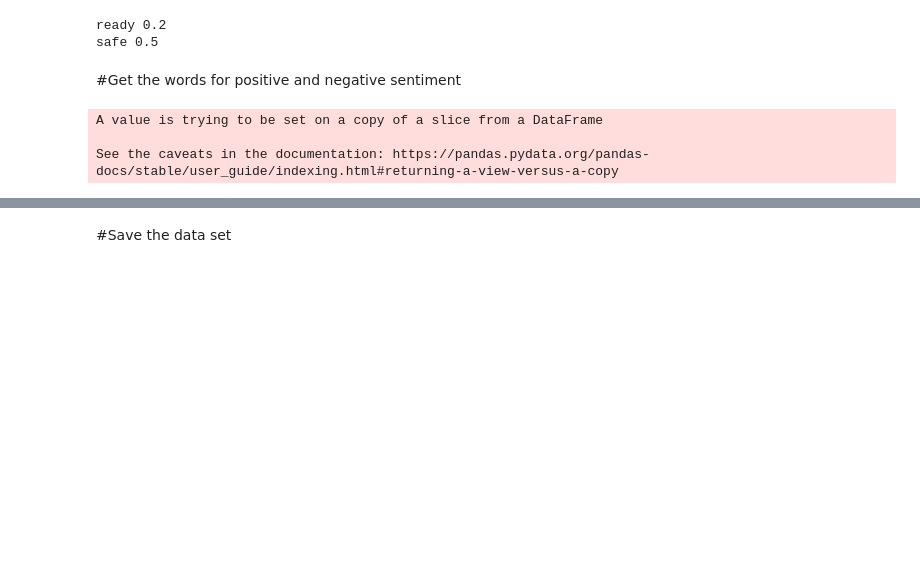
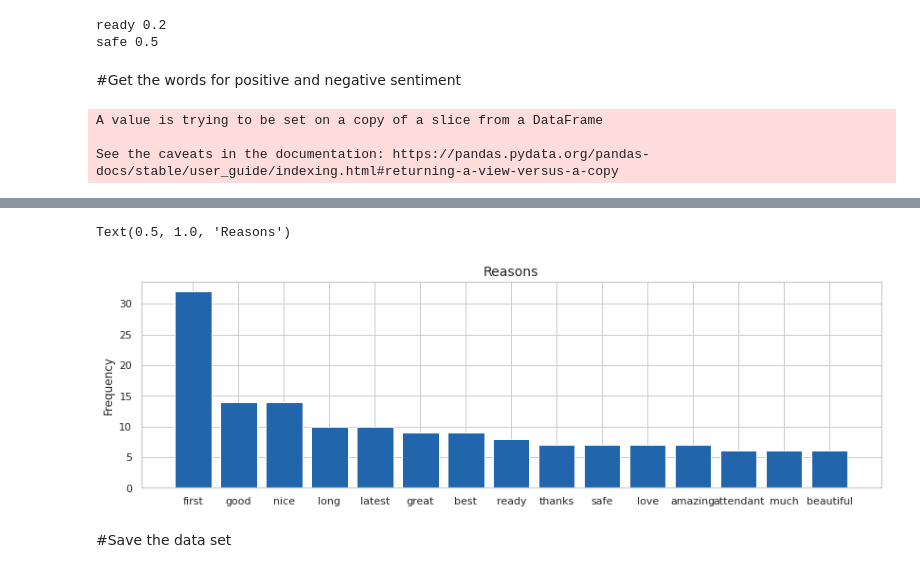
Before and after one commit to buthaina279/DS_Capstone_NLP, a Jupyter notebook: classification.ipynb, the cells around one changed output, grey strips where cells are left out. Cells and saved outputs as stored; diff of their text form; code cells hidden in the pictures; blank space fills up the shorter version.

```diff
--- a/classification.ipynb
+++ b/classification.ipynb
@@ -257,3 +217,0 @@ blob.ngrams(1)
-# %%
-airline['try'] = airline.text.apply(lambda x: np.mean(
-              [TextBlob(r[0]).sentiment.polarity for r in TextBlob(x).ngrams(1)]))
@@ -262,19 +217,0 @@ airline.sample(5)
-# %%
-from textblob import TextBlob
-import pandas as pd
-import statistics as s
-
-df = pd.DataFrame({'text':['this is great!','how dare you?!']})
-df['score'] = 0
-
-for j in range(10):
-    lst=[]
-    i = text.text[j]
-    d = TextBlob(i)
-    words_list=d.words
-    for i in words_list:
-        f = TextBlob(i)
-        print(f.sentiment)
-        lst.append(f.sentiment.polarity)
-    z = s.mean(lst)
-    df['score'][j] = z
@@ -288,4 +217,0 @@ for sentence in blob.sentences:
-# %%
-text_list = ['consumer', 'flight', 'booking', 'cancelled', 'airline', 'covid', 'refund', 'processed', 'goibibo', 'complaint', 'filed']
-for word in blob.words:
-  print(word.sentiment.polarity)
@@ -347,3 +290,17 @@ airline.sample(10)
+# %%
+def to_1D(series):
+ return pd.Series([x for _list in series for x in _list])
+# %%
+one_color = ['#2166ac']
+n = 15
+fig, ax = plt.subplots(figsize = (14,4))
+ax.bar(to_1D(airline['reason']).value_counts()[:n].index,
+       to_1D(airline['reason']).value_counts()[:n].values, color = one_color)
+ax.set_ylabel("Frequency", size = 12)
+ax.set_title("Reasons", size = 14)
+# %% [output]
+Text(0.5, 1.0, 'Reasons')
+[figure, added]
 # %% [markdown]
 #Save the data set
 # %%
```
Also changed, not shown: parts of 28 cells of this notebook.
